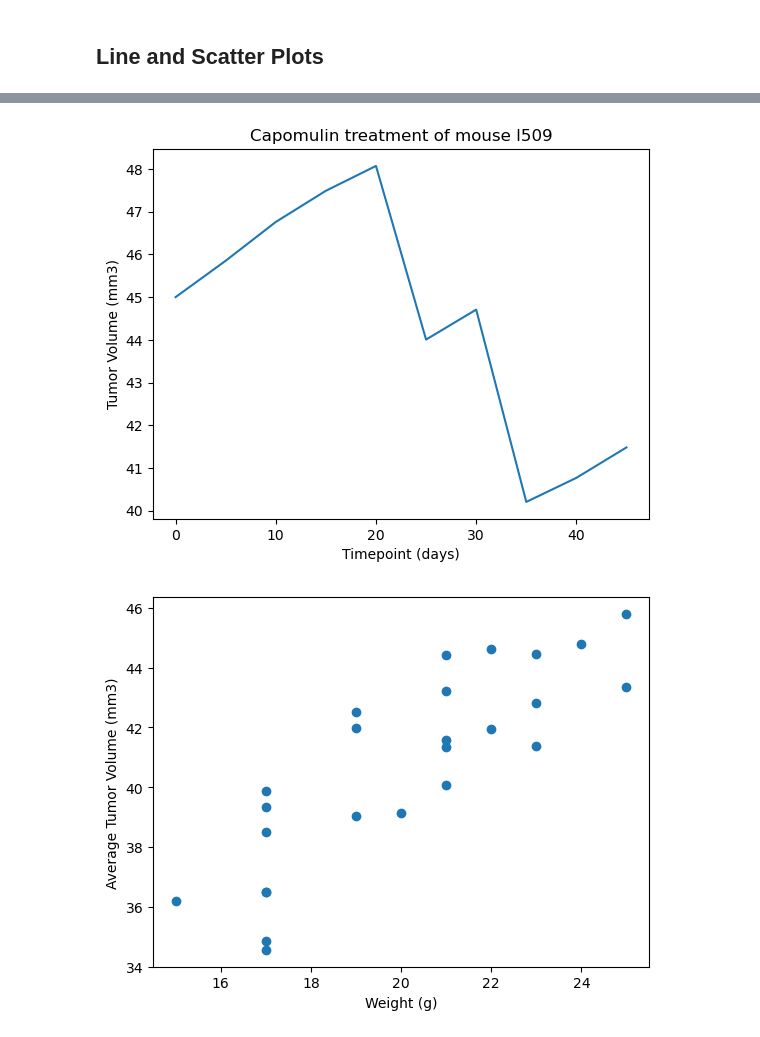
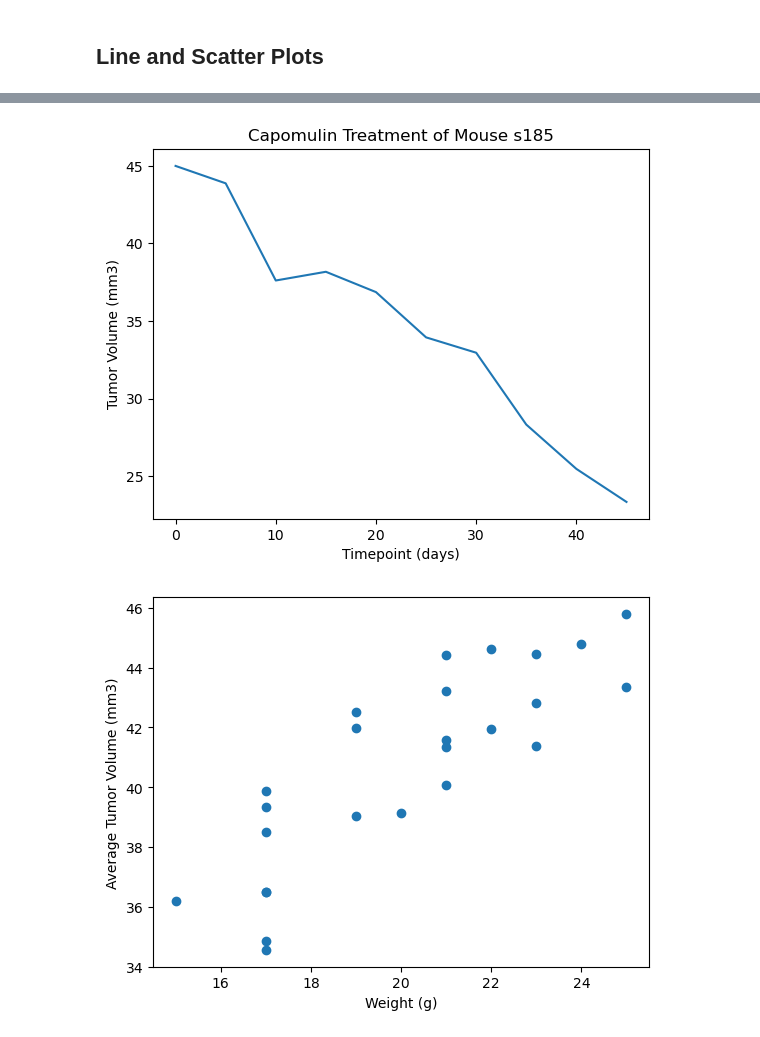
Before and after one commit to Chud-rf/Pymaceuticals-challenge, a Jupyter notebook: pymaceuticals_starter.ipynb, the cells around one changed output, grey strips where cells are left out. Cells and saved outputs as stored; diff of their text form; code cells hidden in the pictures.

```diff
--- a/pymaceuticals_starter.ipynb
+++ b/pymaceuticals_starter.ipynb
@@ -228,6 +298,15 @@ Ceftamin's potential outliers: Series([], Name: Tumor Volume (mm3), dtype: float
 # %%
 # Generate a line plot of tumor volume vs. time point for a single mouse treated with Capomulin
+# s185
+one_mouse = cleaned_df[cleaned_df['Mouse ID'] == 's185']['Tumor Volume (mm3)'].tolist()
+one_x = cleaned_df[cleaned_df['Mouse ID'] == 's185']['Timepoint'].tolist()
+
+plt.plot(one_x, one_mouse)
+plt.title('Capomulin Treatment of Mouse s185')
+plt.xlabel('Timepoint (days)')
+plt.ylabel('Tumor Volume (mm3)')
+plt.show()
 # %% [output]
-[figure, old version]
+[figure, new version]
 # %%
 # Generate a scatter plot of mouse weight vs. the average observed tumor volume for the entire Capomulin regimen
```
Also changed, not shown: parts of 7 cells of this notebook.
